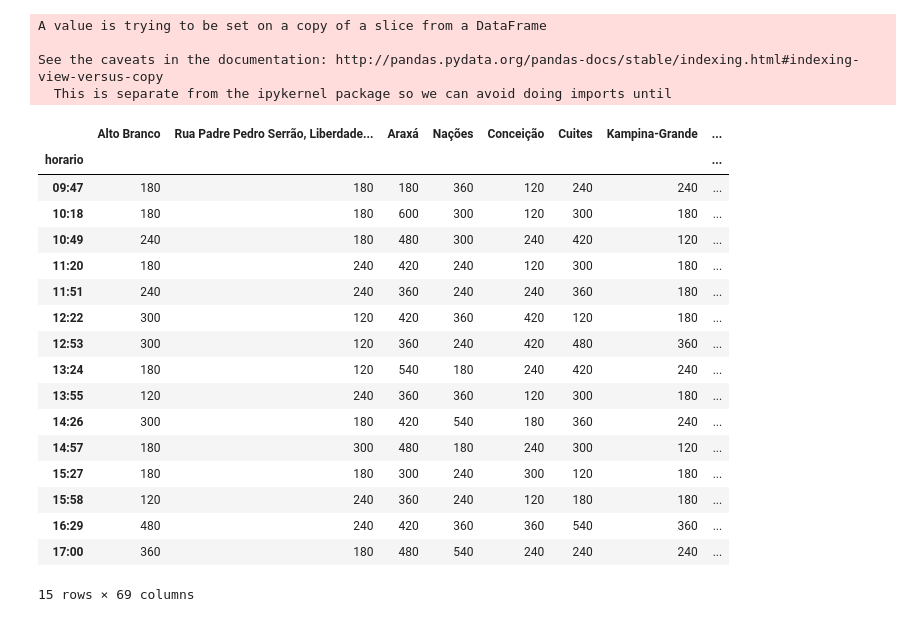
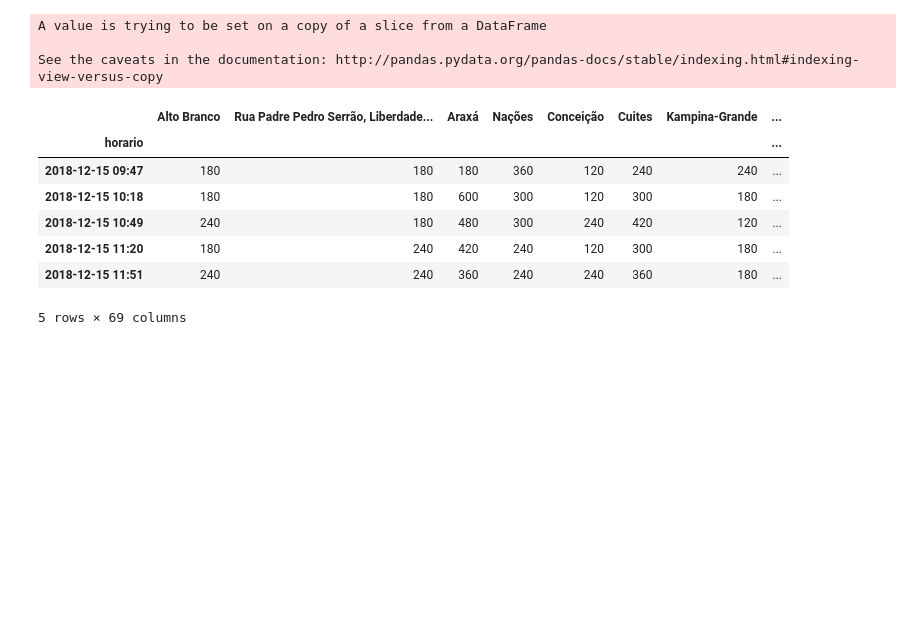
Before and after one commit to henry-ns/uber-in-cg, a Jupyter notebook: src/UberCG.ipynb, the cells around one changed output. Cells and saved outputs as stored; diff of their text form; code cells hidden in the pictures; blank space fills up the shorter version.

```diff
--- a/src/UberCG.ipynb
+++ b/src/UberCG.ipynb
@@ -3,7 +5,7 @@ import pandas as pd
 # %%
-df = pd.read_csv("bairros_estimativas.csv")
+df = pd.read_csv("../res/bairros_estimativas.csv")
 for i, j in zip(df['horario'], range(0, df.shape[0])):
-    df['horario'][j] = i[11:16]
+    df['horario'][j] = i[:16]
 n_column = []
 for i in df.columns:
     n_column.append(i.replace(', Campina Grande, Paraíba', ''))
@@ -13,25 +15,14 @@ df = df.set_index("horario")
 A value is trying to be set on a copy of a slice from a DataFrame
 
 See the caveats in the documentation: http://pandas.pydata.org/pandas-docs/stable/indexing.html#indexing-view-versus-copy
-  This is separate from the ipykernel package so we can avoid doing imports until
 # %%
-df
+df.head()
 # %% [output]
 |  | Alto Branco | Rua Padre Pedro Serrão, Liberdade... | Araxá | Nações | Conceição | Cuites | Kampina-Grande | ... |
 | horario |  |  |  |  |  |  |  | ... |
-| 09:47 | 180 | 180 | 180 | 360 | 120 | 240 | 240 | ... |
-| 10:18 | 180 | 180 | 600 | 300 | 120 | 300 | 180 | ... |
-| 10:49 | 240 | 180 | 480 | 300 | 240 | 420 | 120 | ... |
-| 11:20 | 180 | 240 | 420 | 240 | 120 | 300 | 180 | ... |
-| 11:51 | 240 | 240 | 360 | 240 | 240 | 360 | 180 | ... |
-| 12:22 | 300 | 120 | 420 | 360 | 420 | 120 | 180 | ... |
-| 12:53 | 300 | 120 | 360 | 240 | 420 | 480 | 360 | ... |
-| 13:24 | 180 | 120 | 540 | 180 | 240 | 420 | 240 | ... |
-| 13:55 | 120 | 240 | 360 | 360 | 120 | 300 | 180 | ... |
-| 14:26 | 300 | 180 | 420 | 540 | 180 | 360 | 240 | ... |
-| 14:57 | 180 | 300 | 480 | 180 | 240 | 300 | 120 | ... |
-| 15:27 | 180 | 180 | 300 | 240 | 300 | 120 | 180 | ... |
-| 15:58 | 120 | 240 | 360 | 240 | 120 | 180 | 180 | ... |
-| 16:29 | 480 | 240 | 420 | 360 | 360 | 540 | 360 | ... |
-| 17:00 | 360 | 180 | 480 | 540 | 240 | 240 | 240 | ... |
+| 2018-12-15 09:47 | 180 | 180 | 180 | 360 | 120 | 240 | 240 | ... |
+| 2018-12-15 10:18 | 180 | 180 | 600 | 300 | 120 | 300 | 180 | ... |
+| 2018-12-15 10:49 | 240 | 180 | 480 | 300 | 240 | 420 | 120 | ... |
+| 2018-12-15 11:20 | 180 | 240 | 420 | 240 | 120 | 300 | 180 | ... |
+| 2018-12-15 11:51 | 240 | 240 | 360 | 240 | 240 | 360 | 180 | ... |
-15 rows × 69 columns
+5 rows × 69 columns
```
Also changed, not shown: parts of 12 cells of this notebook.
